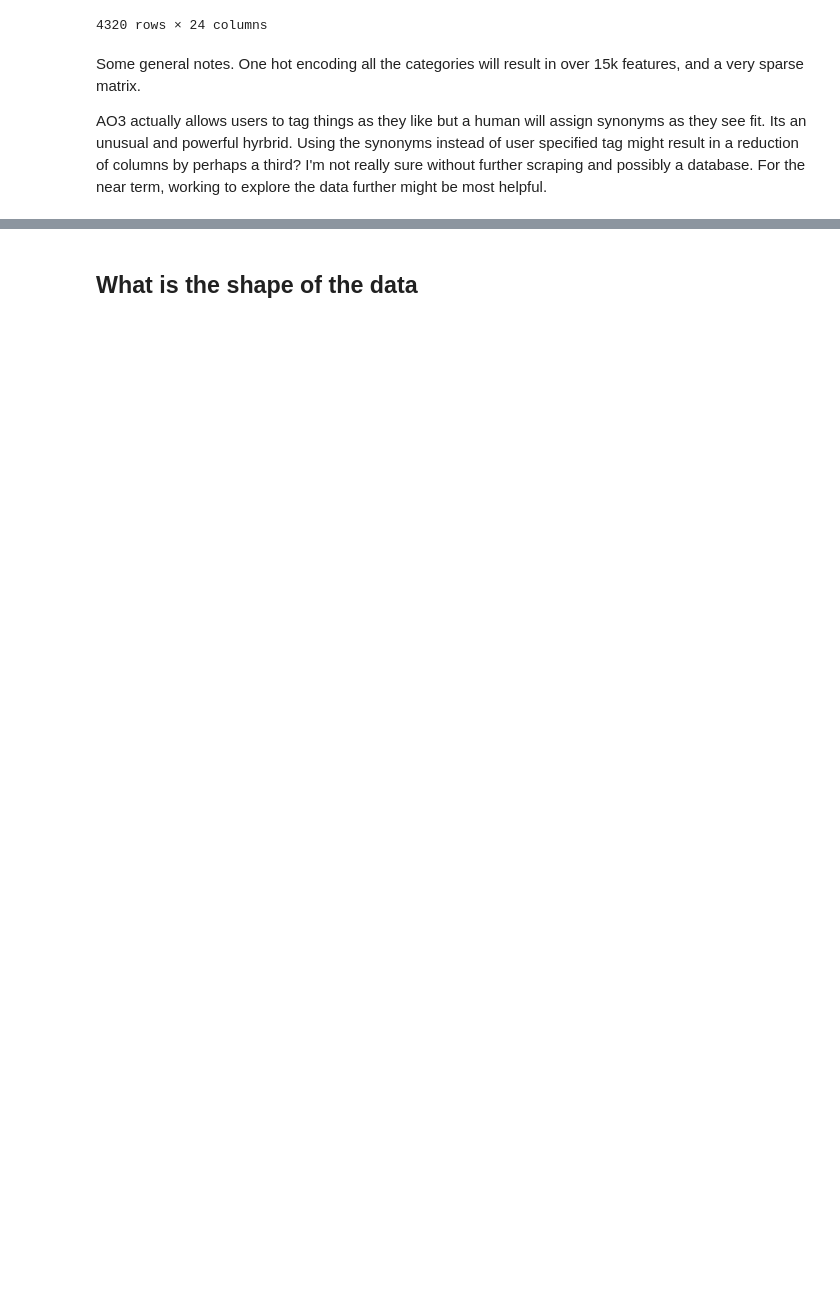
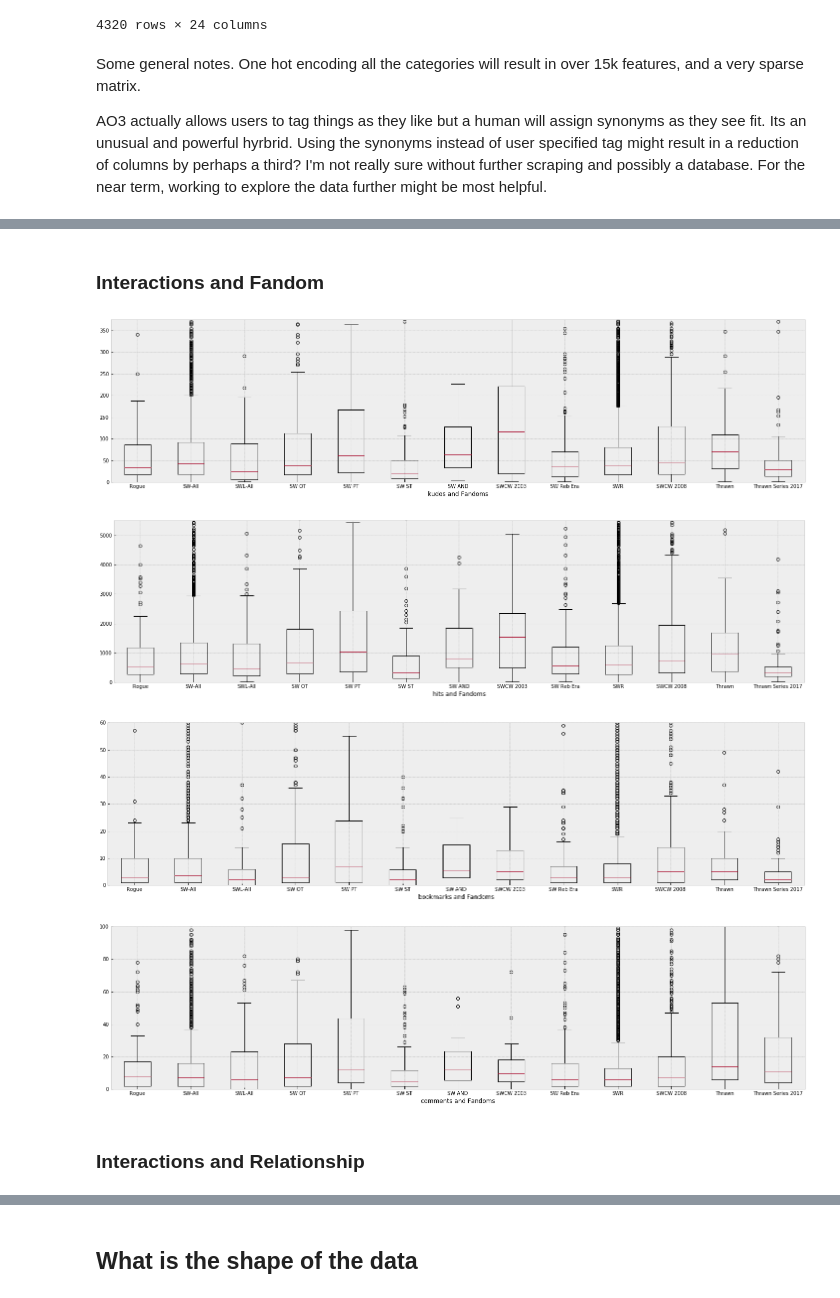
Before and after one commit to rsanjabi/narratives, a Jupyter notebook: notebooks/EDA.ipynb, the cells around one changed output, grey strips where cells are left out. Cells and saved outputs as stored; diff of their text form; code cells hidden in the pictures; blank space fills up the shorter version.

```diff
--- a/notebooks/EDA.ipynb
+++ b/notebooks/EDA.ipynb
@@ -88,0 +234,8 @@ AO3 actually allows users to tag things as they like but a human will assign syn
+# %% [markdown]
+### Interactions and Fandom
+# %%
+#col_list = ['rating', 'language', 'status', 'category', 'fandom', 'relationship', 'character', 'additional tags']
+col_list = ['fandom']
+fandom_df = one_hot_encoding(df, col_list, drop=True)
+#fandom_df.sum(axis = 0, skipna = True)
+#fandom_df[fandom_df.columns[-49:]].sum()
@@ -88,0 +306,12 @@ AO3 actually allows users to tag things as they like but a human will assign syn
+# %%
+plot_fandom_interactions('kudos', 375)
+plot_fandom_interactions('hits', 5500)
+plot_fandom_interactions('bookmarks', 60)
+plot_fandom_interactions('comments', 100)
+# %% [output]
+[figure, added]
+[figure, added]
+[figure, added]
+[figure, added]
+# %% [markdown]
+### Interactions and Relationship
```
Also changed, not shown: parts of 44 cells of this notebook.
